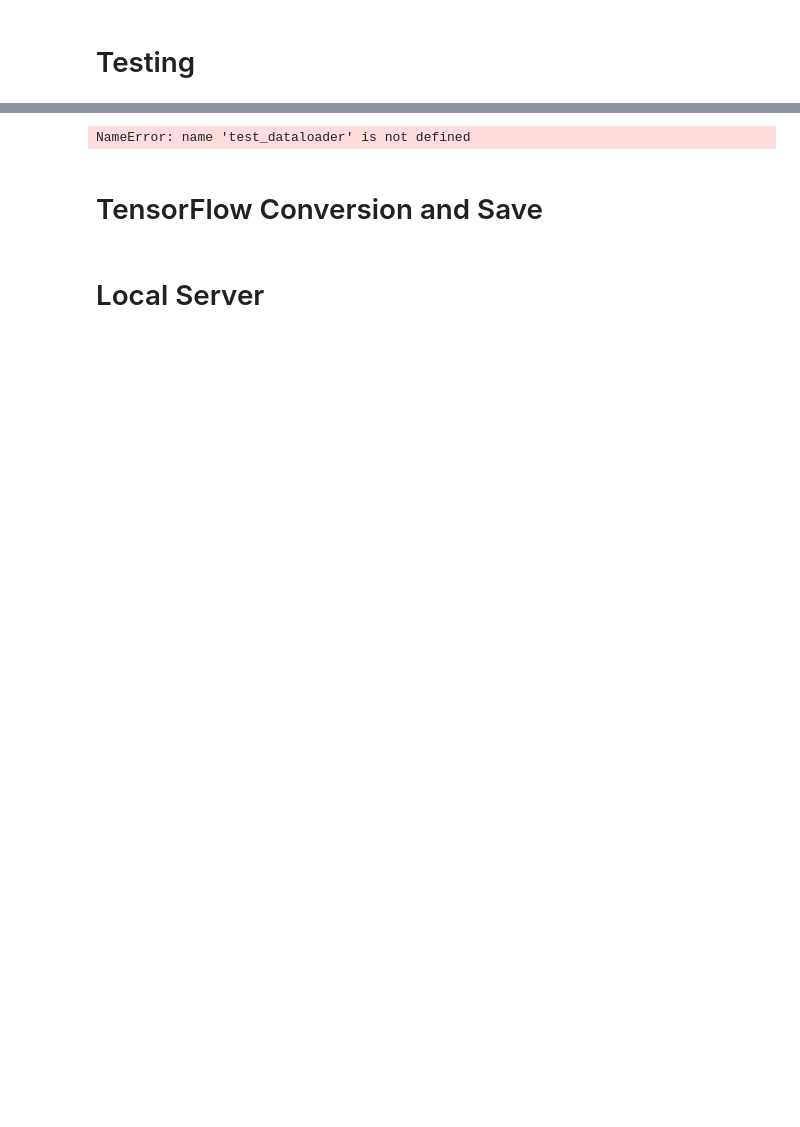
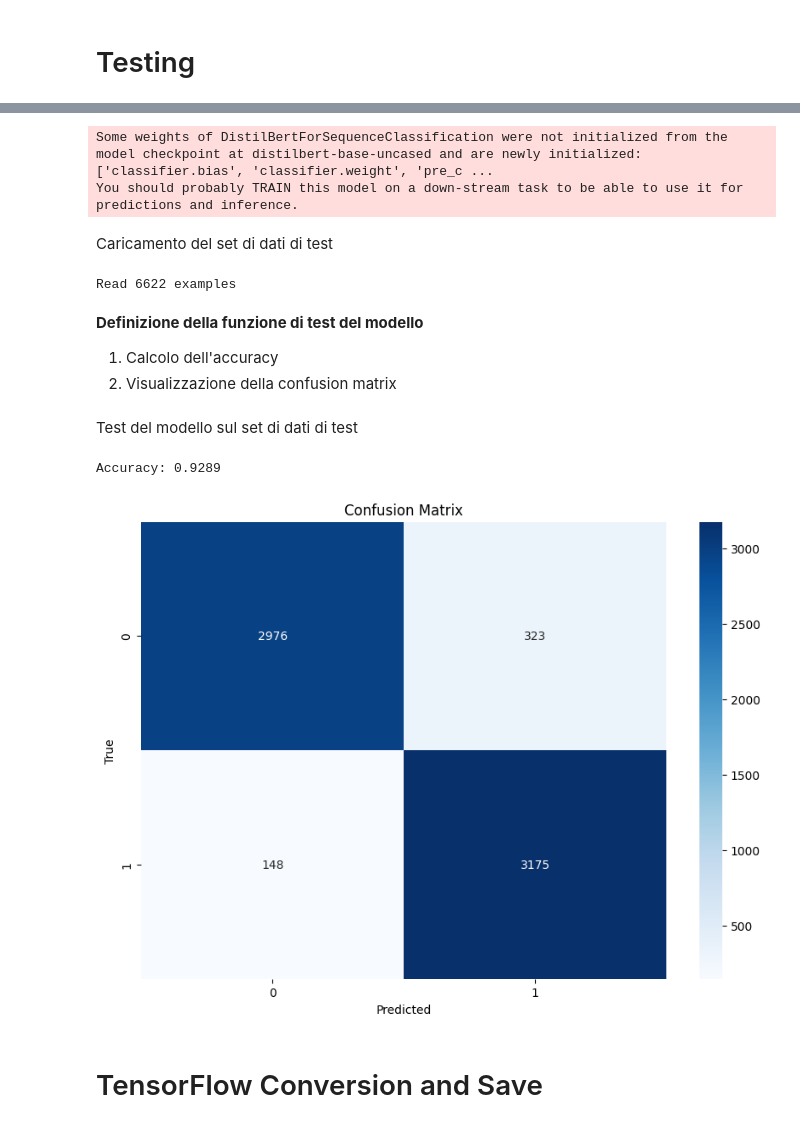
Before and after one commit to Leonard2310/SpamDetectorNetwork, a Jupyter notebook: SpamDetectionNetwork.ipynb, the cells around one changed output, grey strips where cells are left out. Saved outputs shown, nothing was run; the diff lists cells and outputs as text; code cells hidden in the pictures; blank space fills up the shorter version.

```diff
--- a/SpamDetectionNetwork.ipynb
+++ b/SpamDetectionNetwork.ipynb
@@ -729,7 +834,7 @@ def train_loop(train_dataloader, startEpoch, numEpochs, model_conv, criterion, o
 
             inputs = inputs.to(device)
             valid_lens = valid_lens.to(device)
-            labels = labels.view(-1, 1).float().to(device)
+            labels = labels.to(device)
 
             optimizer.zero_grad()
 
@@ -743,7 +848,8 @@ def train_loop(train_dataloader, startEpoch, numEpochs, model_conv, criterion, o
             optimizer.step()
 
             modelLoss_train += loss.item() * inputs.size(0)
-            modelAcc_train += ((logits > 0.5) == labels).sum().item()
+            _, preds = torch.max(logits, 1)
+            modelAcc_train += (preds == labels).sum().item()
             totalSize += inputs.size(0)
 
         epoch_loss = modelLoss_train / totalSize
@@ -795,0 +896,4 @@ optimizer = AdamW(model.parameters(), lr=learning_rate, correct_bias=False)
+# %%
+# Define criterion and optimizer
+criterion = nn.CrossEntropyLoss().to(device)
+optimizer = AdamW(model.parameters(), lr=learning_rate, correct_bias=False)
@@ -815,7 +923,41 @@ train_loop(final_train_dataloader, startEpoch, num_epochs, model, criterion, opt
+# %%
+model = DistilBertForSequenceClassification.from_pretrained(model_name, num_labels=2).to(device)
+
+# Replace the last layer for binary classification
+num_ftrs = model.classifier.out_features                                        # Number of output features from the penultimate layer
+# Replace the classifier layer
+model.classifier = nn.Sequential( nn.ReLU(),
+                                  nn.Dropout(0.2),
+                                  nn.Linear(model.classifier.in_features, 2).to(device)
+                                  )
+
+# Define criterion
+criterion = nn.CrossEntropyLoss().to(device) #scelgo come loss function la CrossEntropy()
+# %% [output]
+Some weights of DistilBertForSequenceClassification were not initialized from the model checkpoint at distilbert-base-uncased and are newly initialized: ['classifier.bias', 'classifier.weight', 'pre_c ...
+You should probably TRAIN this model on a down-stream task to be able to use it for predictions and inference.
+# %% [markdown]
+Caricamento del set di dati di test
+# %%
+batch_size = 512
+max_len = 128
+
+test_data = pd.read_csv(TEST_PATH)
+test_set = DistilBERTDataset(test_data, max_len, model_name)
+test_dataloader = torch.utils.data.DataLoader(test_set, batch_size, shuffle=True,num_workers=2)
+# %% [output]
+Read 6622 examples
+# %% [markdown]
+**Definizione della funzione di test del modello**
+
+
+1.   Calcolo dell'accuracy
+2.   Visualizzazione della confusion matrix
 # %%
-def test_model(model, test_dataloader, best_weights_path):
+def test_model(model, test_dataloader, best_weights_path, device):
     # Carica i pesi del modello
-    model.load_state_dict(torch.load(best_weights_path + '/best_model_weights.pth'))
+    model.load_state_dict(torch.load(best_weights_path + '/weights.pth'))
+    model.to(device)  # Assicurati che il modello sia nel dispositivo corretto
     model.eval()  # Imposta il modello in modalità di valutazione
 
     all_preds = []
@@ -828,9 +970,6 @@ def test_model(model, test_dataloader, best_weights_path):
             input_ids, valid_lens = inputs
             input_ids, valid_lens, labels = input_ids.to(device), valid_lens.to(device), labels.to(device)
 
-            # Imposta il modello in modalità di valutazione
-            model.eval()
-
             outputs = model(input_ids, attention_mask=None)
             logits = outputs.logits
             _, preds = torch.max(logits, 1)
@@ -842,9 +981,25 @@ def test_model(model, test_dataloader, best_weights_path):
     accuracy = accuracy_score(all_labels, all_preds)
 
     print(f'Accuracy: {accuracy:.4f}')
+
+    # Calcola la confusion matrix
+    cm = confusion_matrix(all_labels, all_preds)
+
+    # Visualizza la confusion matrix
+    plt.figure(figsize=(10, 7))
+    sns.heatmap(cm, annot=True, fmt='d', cmap='Blues', xticklabels=True, yticklabels=True)
+    plt.xlabel('Predicted')
+    plt.ylabel('True')
+    plt.title('Confusion Matrix')
+    plt.show()
+
+    #Visualizzazione di alcune delle istanze classificate scorrettamente
+# %% [markdown]
+Test del modello sul set di dati di test
 # %%
-test_model(model, test_dataloader, WEIGHTS_PATH)
+test_model(model, test_dataloader, BEST_WEIGHT_PATH, device)
 # %% [output]
-NameError: name 'test_dataloader' is not defined
+Accuracy: 0.9289
+[figure, added]
 # %% [markdown]
 # TensorFlow Conversion and Save
@@ -881,2 +1005,0 @@ tf_model.save('path_to_tf_model')
-# %% [markdown]
-# Local Server
```
Also changed, not shown: parts of 64 cells of this notebook.
